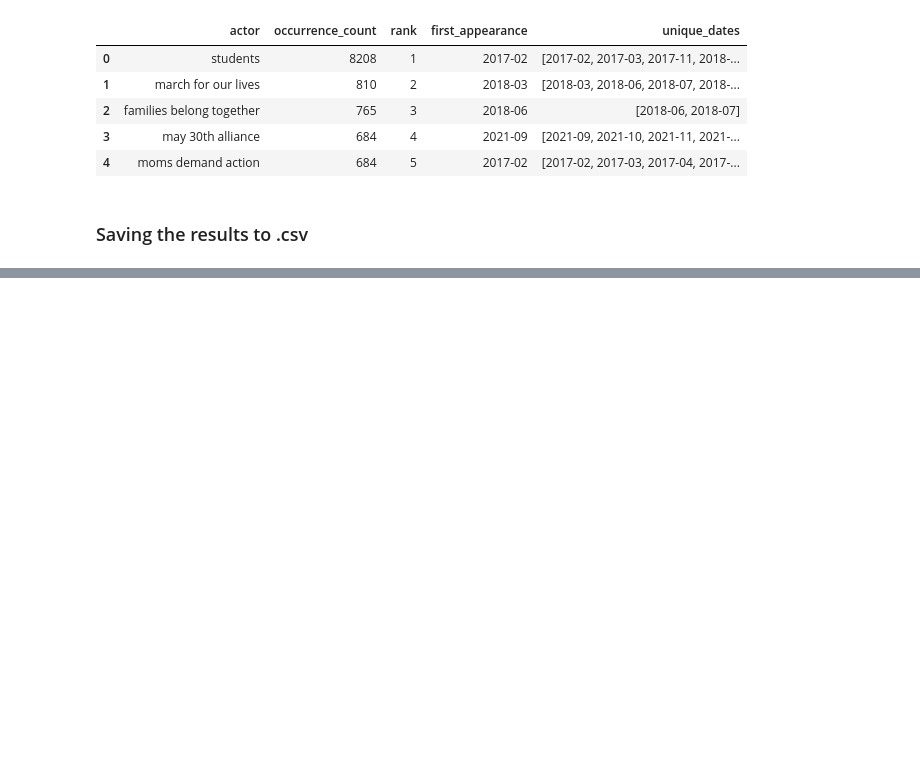
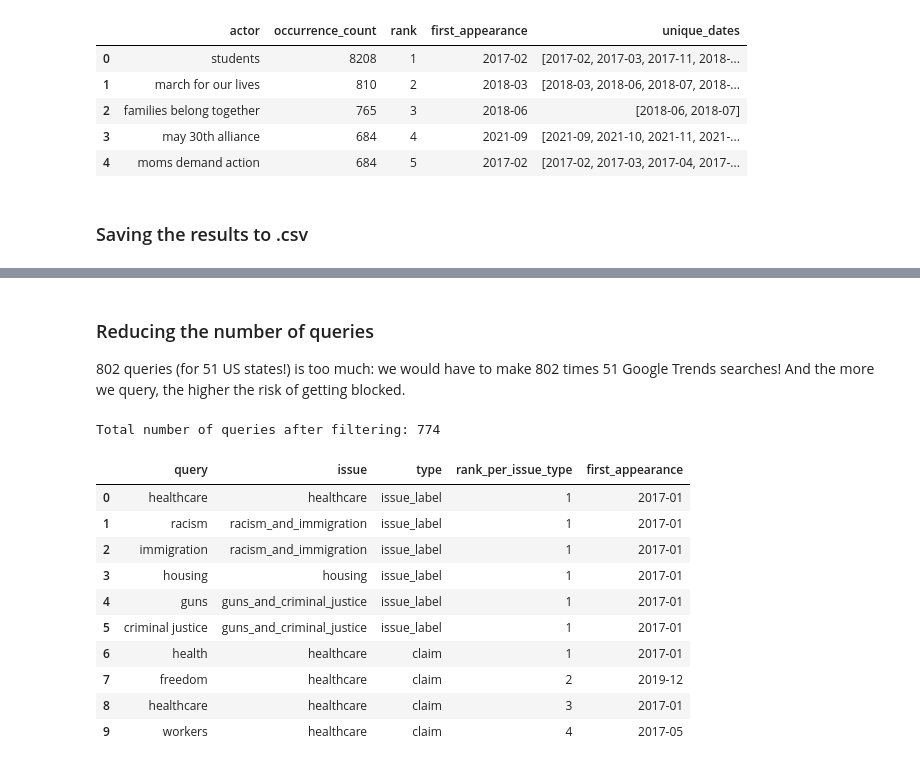
Before and after one commit to pablo-fdz/F-N_hw1, a Jupyter notebook: creating_gtrend_urls.ipynb, the cells around one changed output, grey strips where cells are left out. Saved outputs shown, nothing was run; the diff lists cells and outputs as text; code cells hidden in the pictures; blank space fills up the shorter version.

Commit message:
Created definitive Google Trends URLs

```diff
--- a/creating_gtrend_urls.ipynb
+++ b/creating_gtrend_urls.ipynb
@@ -901,0 +1145,24 @@ guns_top_actors.to_csv('clean_data/top_actors/guns_and_criminal_justice_top_acto
+# %% [markdown]
+### Reducing the number of queries
+
+802 queries (for 51 US states!) is too much: we would have to make 802 times 51 Google Trends searches! And the more we query, the higher the risk of getting blocked.
+# %%
+# Filter out the queries for which the first appearance is higher than 2023
+df_queries = df_queries[df_queries['first_appearance'] <= '2024-01'].reset_index(drop=True)
+
+print(f'Total number of queries after filtering: {len(df_queries)}')
+
+df_queries.head(10)
+# %% [output]
+Total number of queries after filtering: 774
+|  | query | issue | type | rank_per_issue_type | first_appearance |
+| 0 | healthcare | healthcare | issue_label | 1 | 2017-01 |
+| 1 | racism | racism_and_immigration | issue_label | 1 | 2017-01 |
+| 2 | immigration | racism_and_immigration | issue_label | 1 | 2017-01 |
+| 3 | housing | housing | issue_label | 1 | 2017-01 |
+| 4 | guns | guns_and_criminal_justice | issue_label | 1 | 2017-01 |
+| 5 | criminal justice | guns_and_criminal_justice | issue_label | 1 | 2017-01 |
+| 6 | health | healthcare | claim | 1 | 2017-01 |
+| 7 | freedom | healthcare | claim | 2 | 2019-12 |
+| 8 | healthcare | healthcare | claim | 3 | 2017-01 |
+| 9 | workers | healthcare | claim | 4 | 2017-05 |
```
Also changed, not shown: parts of 34 cells of this notebook, 3 other files.
